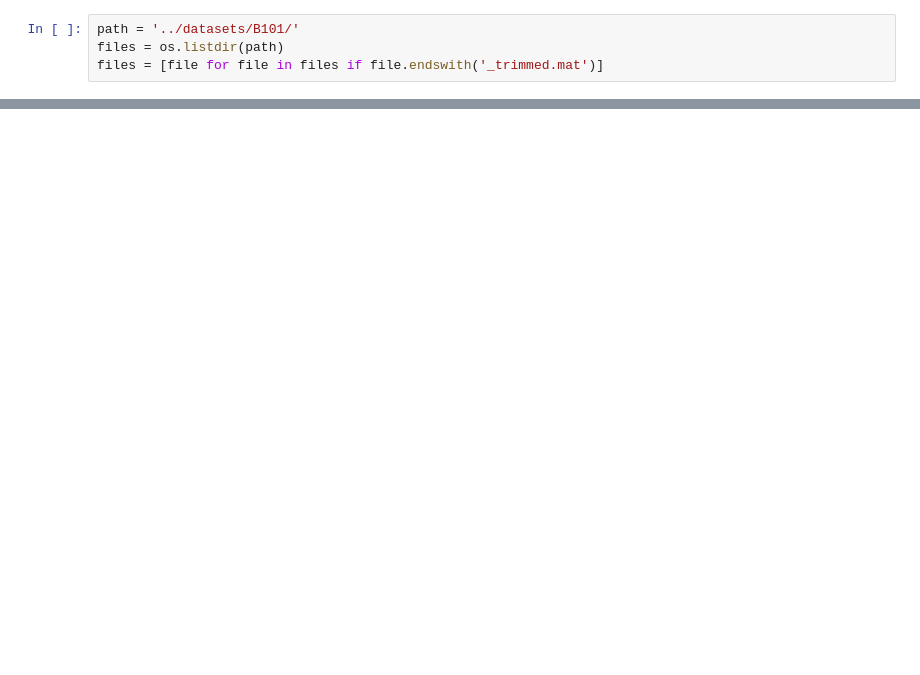
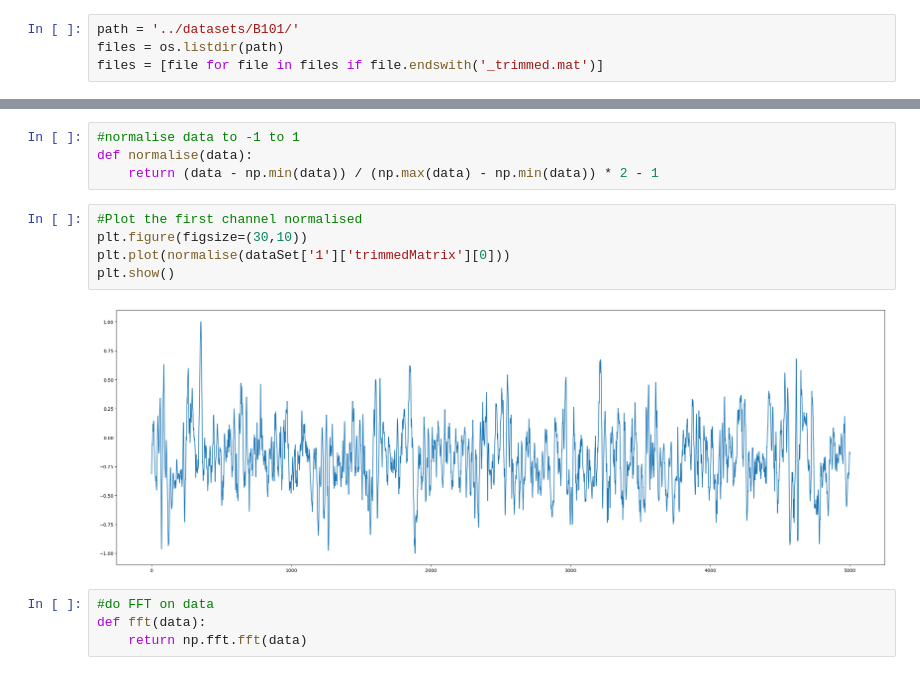
Before and after one commit to giovanni-grieco/ProgettoML, a Jupyter notebook: main/main.ipynb, the cells around one changed output, grey strips where cells are left out. Drawn from its saved outputs; the diff is of its cells as text; blank space fills up the shorter version.

```diff
--- a/main/main.ipynb
+++ b/main/main.ipynb
@@ -24,0 +36,15 @@ dict_keys(['1', '10', '11', '12', '13', '14', '15', '16', '17', '18', '19', '2',
+# %%
+#normalise data to -1 to 1
+def normalise(data):
+    return (data - np.min(data)) / (np.max(data) - np.min(data)) * 2 - 1
+# %%
+#Plot the first channel normalised
+plt.figure(figsize=(30,10))
+plt.plot(normalise(dataSet['1']['trimmedMatrix'][0]))
+plt.show()
+# %% [output]
+[figure, added]
+# %%
+#do FFT on data
+def fft(data):
+    return np.fft.fft(data)
```
Also changed, not shown: parts of 5 cells of this notebook, 1 other file.
